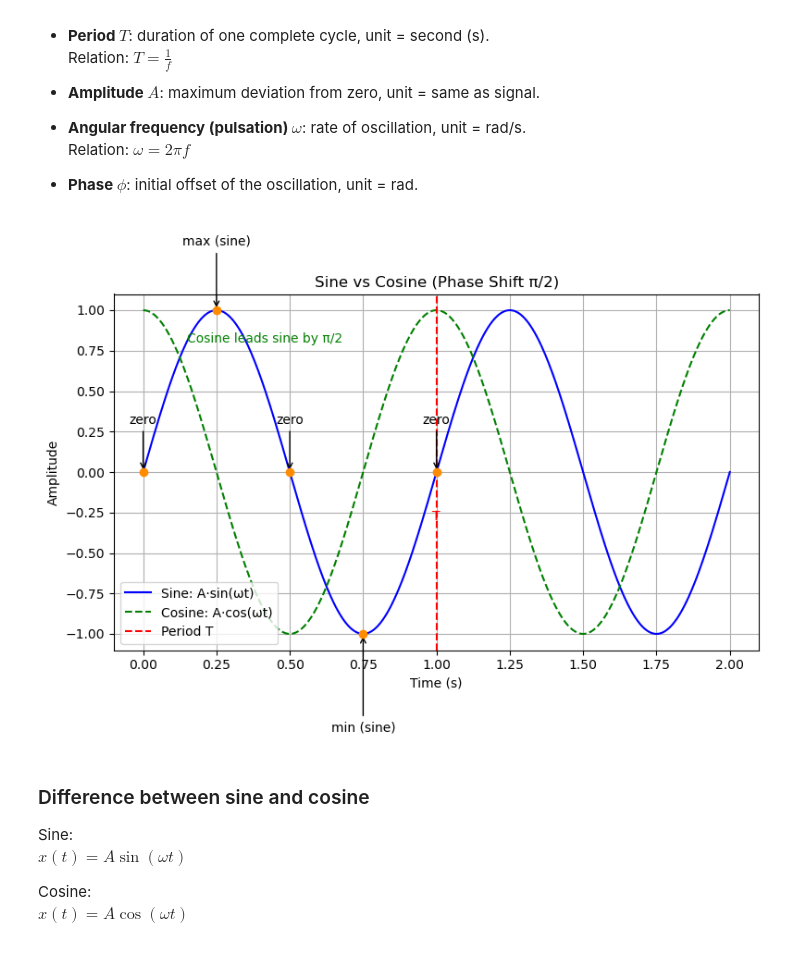
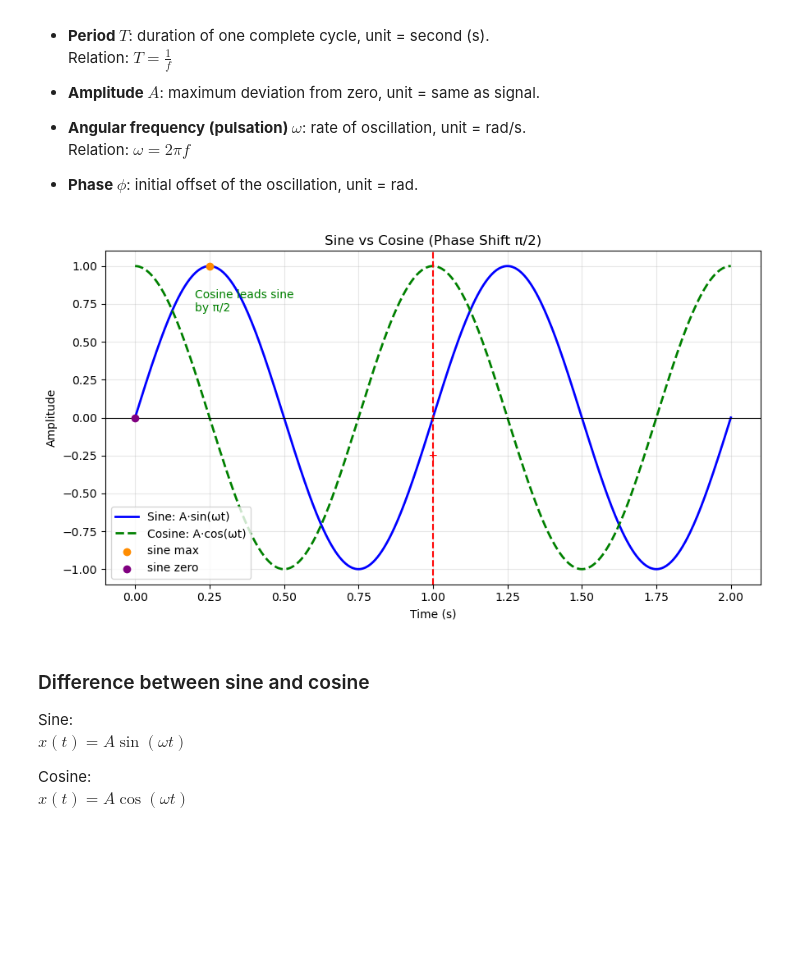
Before and after one commit to MorganVir/Python-pre-series02, a Jupyter notebook: Python-pre-series02.ipynb, the cells around one changed output. Cells and saved outputs as stored; diff of their text form; code cells hidden in the pictures; blank space fills up the shorter version.

```diff
--- a/Python-pre-series02.ipynb
+++ b/Python-pre-series02.ipynb
@@ -93,55 +107,44 @@ Where:
 # %%
 # Parameters
 A = 1.0
 f = 1.0
 omega = 2 * np.pi * f
 T = 1 / f
 
 # Time vector
 t = np.linspace(0, 2*T, 500)
 
 # Sine and Cosine
 x_sin = A * np.sin(omega*t)
 x_cos = A * np.cos(omega*t)
 
-# Plot
 plt.figure(figsize=(9, 5))
-plt.plot(t, x_sin, label="Sine: A·sin(ωt)", color="blue")
-plt.plot(t, x_cos, label="Cosine: A·cos(ωt)", color="green", linestyle="--")
 
-# Remarkable points (sine)
-plt.scatter([0, T/4, T/2, 3*T/4, T],
-            [0, A, 0, -A, 0],
-            color="darkorange", zorder=5)
+plt.plot(t, x_sin, linewidth=2, color="blue", label="Sine: A·sin(ωt)")
+plt.plot(t, x_cos, linewidth=2, color="green", linestyle="--", label="Cosine: A·cos(ωt)")
 
-# Annotations for sine
-plt.annotate("zero", xy=(0, 0), xytext=(0, 0.3),
-             ha="center", arrowprops=dict(arrowstyle="->"))
-plt.annotate("max (sine)", xy=(T/4, A), xytext=(T/4, A+0.4),
-             ha="center", arrowprops=dict(arrowstyle="->"))
-plt.annotate("zero", xy=(T/2, 0), xytext=(T/2, 0.3),
-             ha="center", arrowprops=dict(arrowstyle="->"))
-plt.annotate("min (sine)", xy=(3*T/4, -A), xytext=(3*T/4, -A-0.6),
-             ha="center", arrowprops=dict(arrowstyle="->"))
-plt.annotate("zero", xy=(T, 0), xytext=(T, 0.3),
-             ha="center", arrowprops=dict(arrowstyle="->"))
+# Minimal key markers (one example only!)
+plt.scatter([T/4], [A], color="darkorange", zorder=5, label="sine max")
+plt.scatter([0], [0], color="purple", zorder=5, label="sine zero")
 
-# Period line
-plt.axvline(T, color="red", linestyle="--", label="Period T")
+# Period marker
+plt.axvline(T, color="red", linestyle="--")
 plt.text(T, -0.3, "T", ha="center", color="red")
 
-# Note about cosine
-plt.text(0.15, 0.8, "Cosine leads sine by π/2", color="green")
+# Simple phase note (short & close to cosine curve)
+plt.text(0.2, 0.7, "Cosine leads sine\nby π/2", color="green")
 
 # Styling
+plt.axhline(0, color="black", linewidth=0.8)
 plt.title("Sine vs Cosine (Phase Shift π/2)")
 plt.xlabel("Time (s)")
 plt.ylabel("Amplitude")
 plt.legend()
-plt.grid(True)
+plt.grid(True, alpha=0.3)
+plt.tight_layout()
 plt.show()
 # %% [output]
-[figure, old version]
+[figure, new version]
 # %% [markdown]
 
 ### Difference between sine and cosine
```
Also changed, not shown: parts of 1 cell of this notebook.
